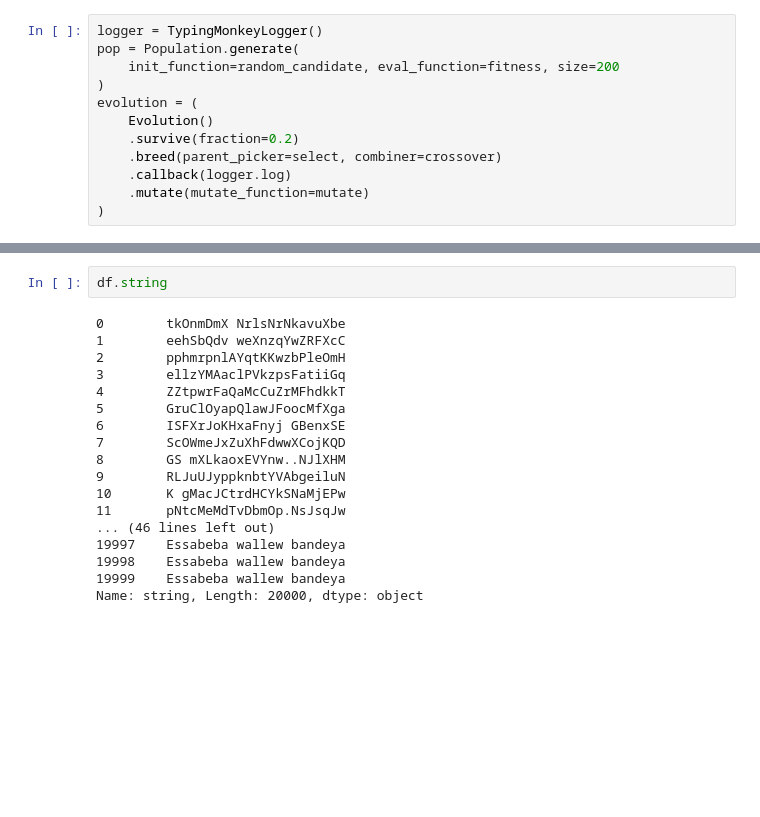
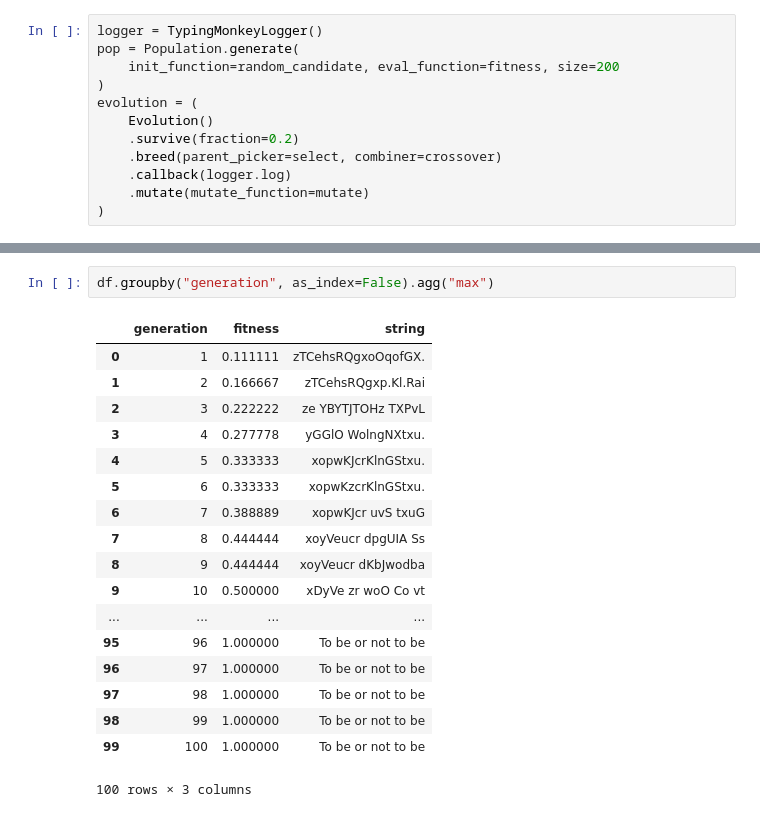
Before and after one commit to iyedg/genetic_algorithms_presentation, a Jupyter notebook: notebooks/infinite_monkey.ipynb, the cells around one changed output, grey strips where cells are left out. Drawn from its saved outputs; the diff is of its cells as text; blank space fills up the shorter version.

```diff
--- a/notebooks/infinite_monkey.ipynb
+++ b/notebooks/infinite_monkey.ipynb
@@ -97,20 +97,21 @@ df.groupby("generation").agg("max").iplot(kind="scatter", y="fitness")
-# %%
-df.string
-# %% [output]
-0        tkOnmDmX NrlsNrNkavuXbe
-1        eehSbQdv weXnzqYwZRFXcC
-2        pphmrpnlAYqtKKwzbPleOmH
-3        ellzYMAaclPVkzpsFatiiGq
-4        ZZtpwrFaQaMcCuZrMFhdkkT
-5        GruClOyapQlawJFoocMfXga
-6        ISFXrJoKHxaFnyj GBenxSE
-7        ScOWmeJxZuXhFdwwXCojKQD
-8        GS mXLkaoxEVYnw..NJlXHM
-9        RLJuUJyppknbtYVAbgeiluN
-10       K gMacJCtrdHCYkSNaMjEPw
-11       pNtcMeMdTvDbmOp.NsJsqJw
-... (46 lines left out)
-19997    Essabeba wallew bandeya
-19998    Essabeba wallew bandeya
-19999    Essabeba wallew bandeya
-Name: string, Length: 20000, dtype: object
+# %%
+df.groupby("generation", as_index=False).agg("max")
+# %% [output]
+|  | generation | fitness | string |
+| 0 | 1 | 0.111111 | zTCehsRQgxoOqofGX. |
+| 1 | 2 | 0.166667 | zTCehsRQgxp.Kl.Rai |
+| 2 | 3 | 0.222222 | ze YBYTJTOHz TXPvL |
+| 3 | 4 | 0.277778 | yGGlO WolngNXtxu. |
+| 4 | 5 | 0.333333 | xopwKJcrKlnGStxu. |
+| 5 | 6 | 0.333333 | xopwKzcrKlnGStxu. |
+| 6 | 7 | 0.388889 | xopwKJcr uvS txuG |
+| 7 | 8 | 0.444444 | xoyVeucr dpgUIA Ss |
+| 8 | 9 | 0.444444 | xoyVeucr dKbJwodba |
+| 9 | 10 | 0.500000 | xDyVe zr woO Co vt |
+| ... | ... | ... | ... |
+| 95 | 96 | 1.000000 | To be or not to be |
+| 96 | 97 | 1.000000 | To be or not to be |
+| 97 | 98 | 1.000000 | To be or not to be |
+| 98 | 99 | 1.000000 | To be or not to be |
+| 99 | 100 | 1.000000 | To be or not to be |
+100 rows × 3 columns
```
Also changed, not shown: parts of 5 cells of this notebook, 2 other files.
